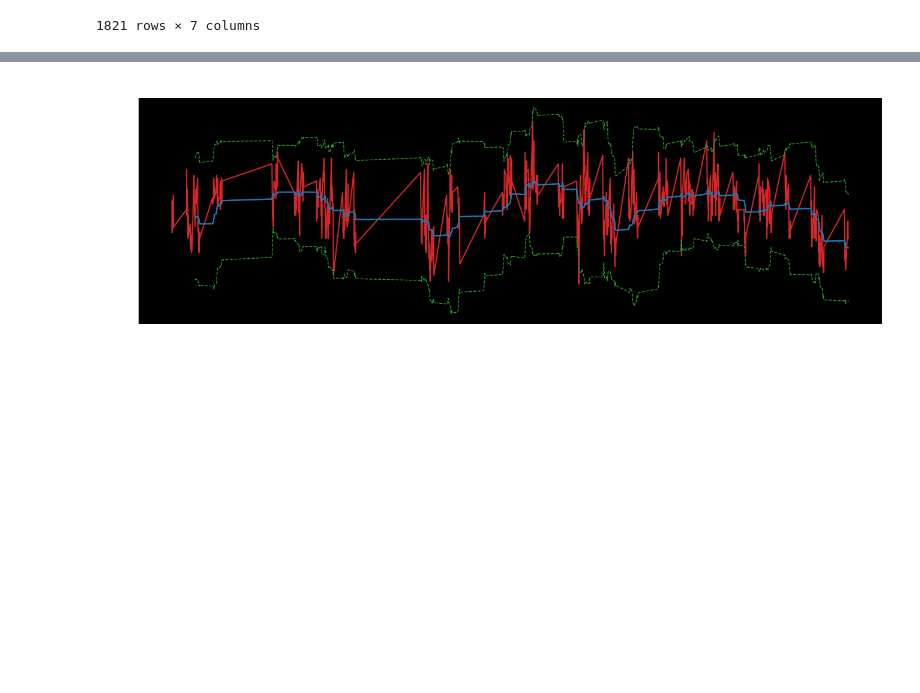
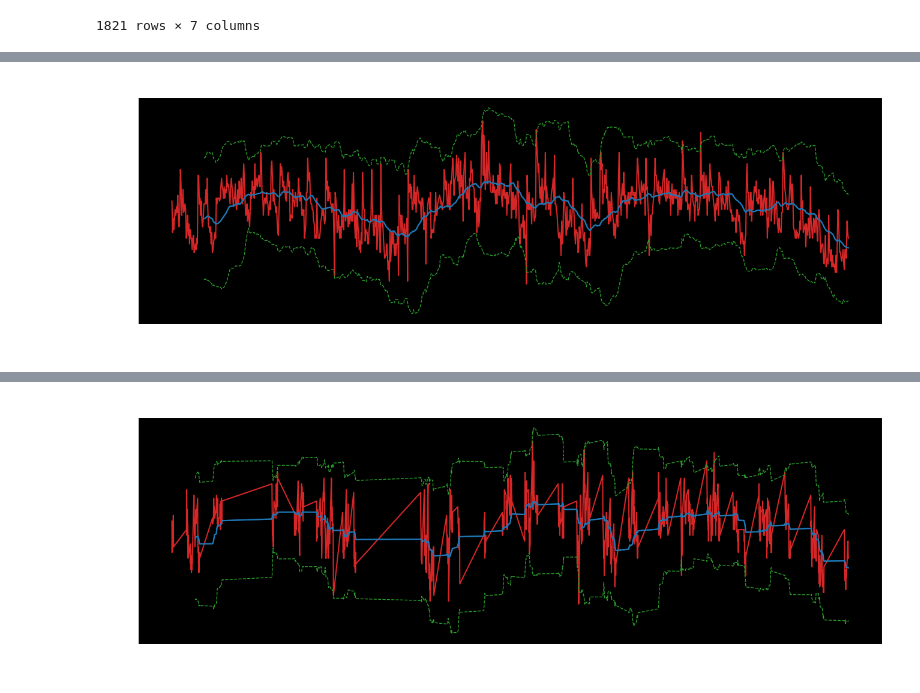
Before and after one commit to Jose-Sabater/vibration-timeseries, a Jupyter notebook: acceleration.ipynb, the cells around one changed output, grey strips where cells are left out. Cells and saved outputs as stored; diff of their text form; code cells hidden in the pictures; blank space fills up the shorter version.

Commit message:
some modifications acceleration notebook

```diff
--- a/acceleration.ipynb
+++ b/acceleration.ipynb
@@ -378,3 +378,8 @@ rolmean_df_hour_filtered = df_hour_filtered['acceleration'].rolling(50).mean()
 rolstd_df_hour_filtered = df_hour_filtered['acceleration'].rolling(50).std()
 higher_bound = rolmean_df_hour_filtered + 3 *rolstd_df_hour_filtered
 lower_bound = rolmean_df_hour_filtered - 3 *rolstd_df_hour_filtered
+# %%
+#In this section // test part we remove the datetime index and just add a serial
+df_test=df_hour_filtered.copy()
+df_test.reset_index(inplace=True)
+df_test
@@ -380,0 +400,18 @@ lower_bound = rolmean_df_hour_filtered - 3 *rolstd_df_hour_filtered
+# %%
+rolmean_df_test = df_test['acceleration'].rolling(50).mean()
+rolstd_df_test = df_test['acceleration'].rolling(50).std()
+higher_bound = rolmean_df_test + 3 *rolstd_df_test
+lower_bound = rolmean_df_test - 3 *rolstd_df_test
+# %%
+#plot them with boundries on top of 3 standard deviations
+plt.figure(figsize=(16,5), dpi=100)
+plt.plot(df_test.index, df_test['acceleration'], color='tab:red')
+plt.plot(df_test.index, rolmean_df_test, color='tab:blue')
+plt.plot(df_test.index, rolmean_df_test, color='tab:blue')
+plt.plot(df_test.index, higher_bound, color='tab:green', ls='--', linewidth = 1)
+plt.plot(df_test.index, lower_bound, color='tab:green', ls='--', linewidth = 1)
+plt.plot
+plt.gca().set(title='acceleration with 3 std boundries', xlabel='date', ylabel='m/s2')
+plt.show()
+# %% [output]
+[figure, added]
```
Also changed, not shown: parts of 7 cells of this notebook.
